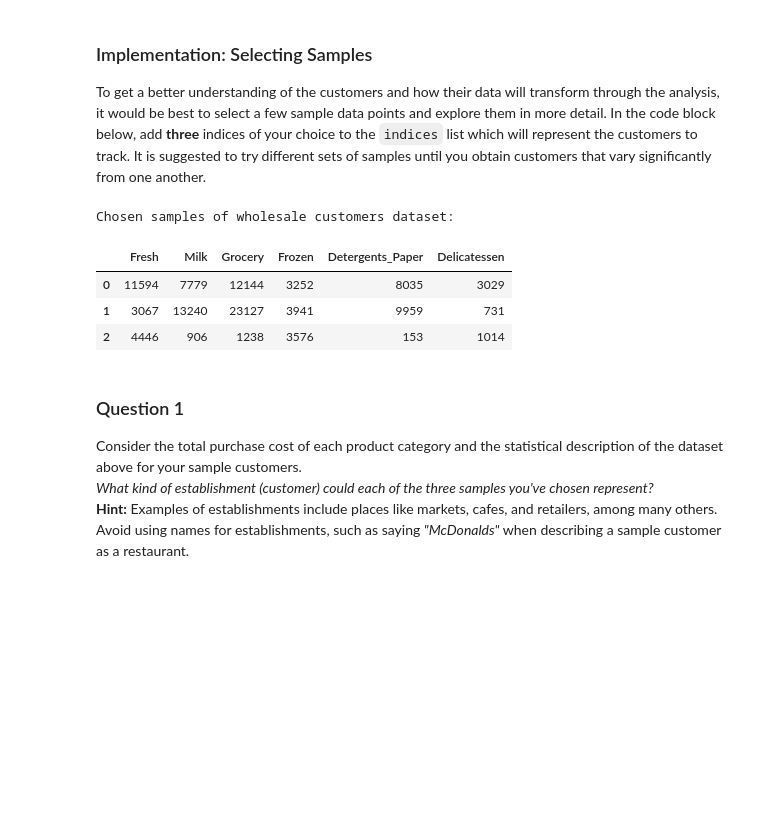
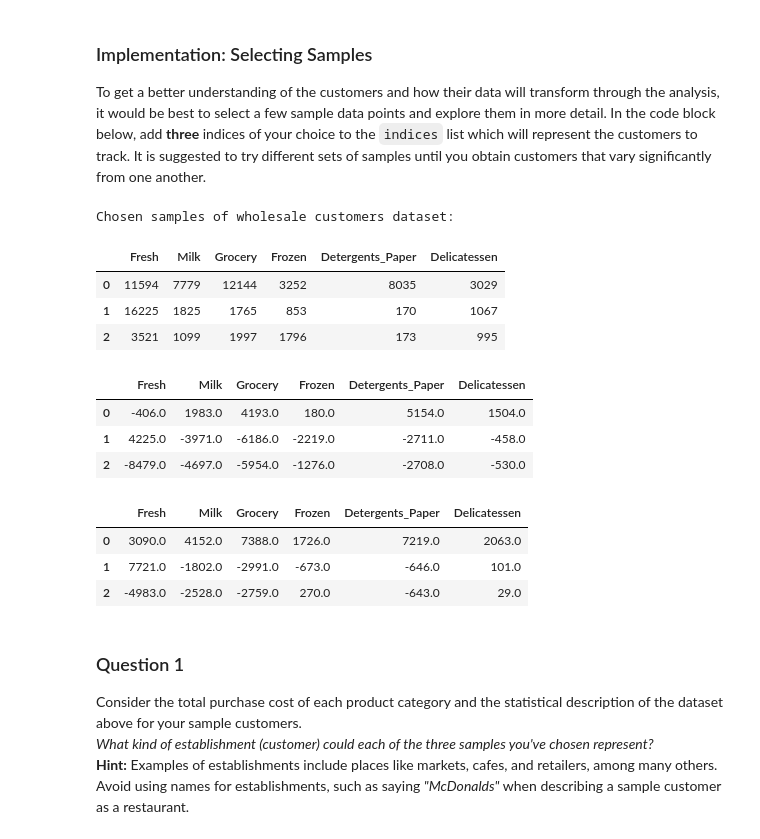
Before and after one commit to ramyashankar/machine-learning, a Jupyter notebook: projects/customer_segments/customer_segments.ipynb, the cells around one changed output. Cells and saved outputs as stored; diff of their text form; code cells hidden in the pictures; blank space fills up the shorter version.

```diff
--- a/projects/customer_segments/customer_segments.ipynb
+++ b/projects/customer_segments/customer_segments.ipynb
@@ -60,18 +60,28 @@ display(data.describe())
 To get a better understanding of the customers and how their data will transform through the analysis, it would be best to select a few sample data points and explore them in more detail. In the code block below, add **three** indices of your choice to the `indices` list which will represent the customers to track. It is suggested to try different sets of samples until you obtain customers that vary significantly from one another.
 # %%
 # TODO: Select three indices of your choice you wish to sample from the dataset
-indices = [100,200,400]
+indices = [100,150,350]
 
 # Create a DataFrame of the chosen samples
 samples = pd.DataFrame(data.loc[indices], columns = data.keys()).reset_index(drop = True)
 print "Chosen samples of wholesale customers dataset:"
 display(samples)
+display(samples - np.round(data.mean()))
+display(samples - np.round(data.median()))
 # %% [output]
 Chosen samples of wholesale customers dataset:
 |  | Fresh | Milk | Grocery | Frozen | Detergents_Paper | Delicatessen |
 | 0 | 11594 | 7779 | 12144 | 3252 | 8035 | 3029 |
-| 1 | 3067 | 13240 | 23127 | 3941 | 9959 | 731 |
-| 2 | 4446 | 906 | 1238 | 3576 | 153 | 1014 |
+| 1 | 16225 | 1825 | 1765 | 853 | 170 | 1067 |
+| 2 | 3521 | 1099 | 1997 | 1796 | 173 | 995 |
+|  | Fresh | Milk | Grocery | Frozen | Detergents_Paper | Delicatessen |
+| 0 | -406.0 | 1983.0 | 4193.0 | 180.0 | 5154.0 | 1504.0 |
+| 1 | 4225.0 | -3971.0 | -6186.0 | -2219.0 | -2711.0 | -458.0 |
+| 2 | -8479.0 | -4697.0 | -5954.0 | -1276.0 | -2708.0 | -530.0 |
+|  | Fresh | Milk | Grocery | Frozen | Detergents_Paper | Delicatessen |
+| 0 | 3090.0 | 4152.0 | 7388.0 | 1726.0 | 7219.0 | 2063.0 |
+| 1 | 7721.0 | -1802.0 | -2991.0 | -673.0 | -646.0 | 101.0 |
+| 2 | -4983.0 | -2528.0 | -2759.0 | 270.0 | -643.0 | 29.0 |
 # %% [markdown]
 ### Question 1
 Consider the total purchase cost of each product category and the statistical description of the dataset above for your sample customers.
```
Also changed, not shown: parts of 28 cells of this notebook.
